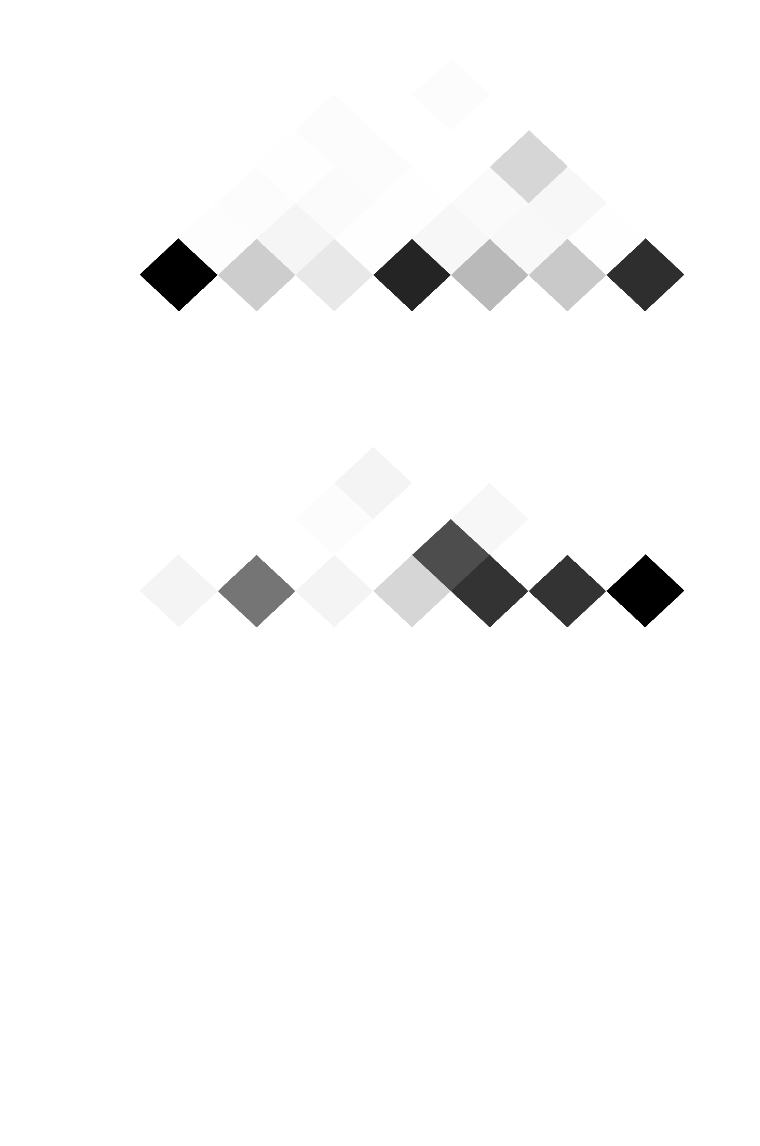
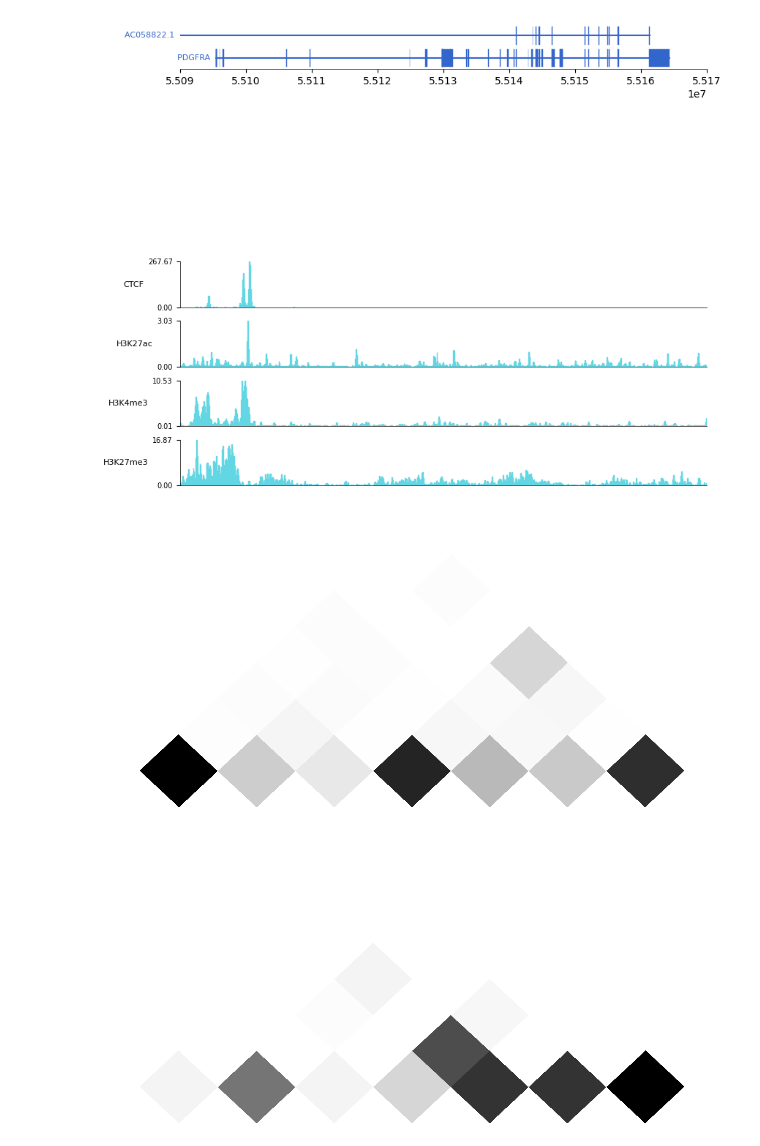
Before and after one commit to 4dglab/SEE, a Jupyter notebook: analyse/Data Analysis(PDGFRA).ipynb, the cells around one changed output. Cells and saved outputs as stored; diff of their text form; code cells hidden in the pictures; blank space fills up the shorter version.

```diff
--- a/analyse/Data Analysis(PDGFRA).ipynb
+++ b/analyse/Data Analysis(PDGFRA).ipynb
@@ -15,0 +212,9 @@ from analyse_util import figure_size, set_plt, set_Border
+# %%
+bed12 = pd.read_table(
+    "/lmh_data/data/sclab/public/hg19_gff3_tobed12.bed",
+    header=None, index_col=None,names=[
+        'chrom','start','end','name',"score","strand","thickStart","thickEnd","itemRgb",
+        "blockCount","blockSizes","blockStarts"])
+bed12.head(1)
+bed12 = bed12[~bed12["name"].str.startswith("ENSG")]
+bed12
@@ -16,3 +235,42 @@ from analyse_util import figure_size, set_plt, set_Border
+# %%
+H3K4me3 = pyBigWig.open('/lmh_data/data/sclab/source/prefrontal_cortex/ENCFF338YMX.hg19.bw')
+H3K27ac = pyBigWig.open('/lmh_data/data/sclab/source/prefrontal_cortex/ENCFF298WAS.hg19.bw')
+H3K27me3 = pyBigWig.open('/lmh_data/data/sclab/source/prefrontal_cortex/ENCFF689GBH.hg19.bw')
+CTCF = pyBigWig.open('/lmh_data/data/sclab/source/prefrontal_cortex/ENCFF057RPH.hg19.bw')
+# %%
+def pre_track():
+    fig = plt.figure(figsize=(12, 9), facecolor='white')
+    plt.subplots_adjust(left=0.2, bottom=0.1, right=0.8, top=0.8, hspace=0.3, wspace=0.15)
+
+    gs = fig.add_gridspec(8, 1)
+    ax0 = fig.add_subplot(gs[0:4, 0], facecolor='white')
+    ax1 = fig.add_subplot(gs[4, 0], facecolor='white')
+    ax2 = fig.add_subplot(gs[5, 0], facecolor='white')
+    ax3 = fig.add_subplot(gs[6, 0], facecolor='white')
+    ax4 = fig.add_subplot(gs[7, 0], facecolor='white')
+
+    genename = 'PDGFRA'
+    _gene = bed12[bed12['name']==genename]
+    chrom = _gene['chrom'].values[0]
+    start = int(_gene['start'].values[0]/10000)*10000
+    end = int(_gene['end'].values[0]/10000)*10000 + 10000
+
+    plot_gene(ax0, bed12, chrom, start, end, line=10, gene_col=[], fontszie=8)
+    plot_bwTrack(ax1, CTCF, "CTCF", chrom, start, end, resolution=100,
+                 yminx=0, ymaxx=100,rotation=0, fl='%0.2f',color='#62D6E3')
+    plot_bwTrack(ax2, H3K27ac, "H3K27ac", chrom, start, end, resolution=100,
+                 yminx=0, ymaxx=100,rotation=0, fl='%0.2f',color='#62D6E3')
+    plot_bwTrack(ax3, H3K4me3, "H3K4me3", chrom, start, end, resolution=100,
+                 yminx=0, ymaxx=100,rotation=0, fl='%0.2f',color='#62D6E3')
+    plot_bwTrack(ax4, H3K27me3, "H3K27me3", chrom, start, end, resolution=100,
+                 yminx=0, ymaxx=100,rotation=0, fl='%0.2f',color='#62D6E3')
+
+    plt.savefig('/lmh_data/work/SEE/analyse/figure_file/PDGFRA.pdf', format='pdf', bbox_inches='tight')
+    plt.show()
+
+pre_track()
+# %% [output]
+[figure, added]
 # %%
 train_set = np.load('/lmh_data/data/sclab/sclab/train_dataset.npy', allow_pickle=True)
 eval_set = np.load('/lmh_data/data/sclab/sclab/eval_dataset.npy', allow_pickle=True)
```
Also changed, not shown: parts of 5 cells of this notebook, 3 other files.
